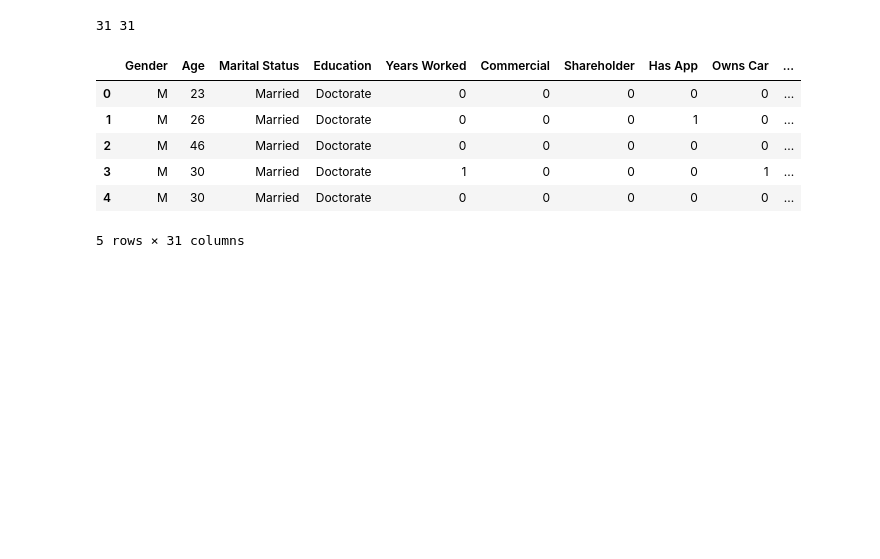
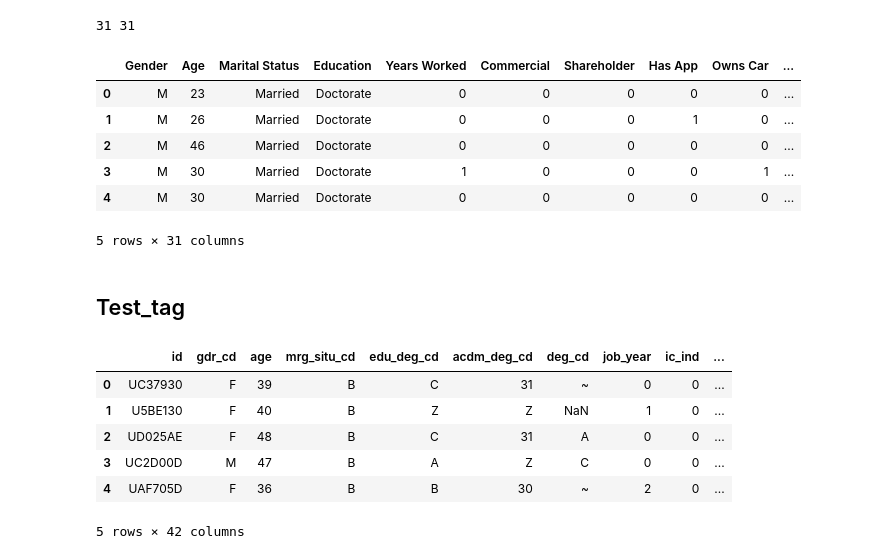
Before and after one commit to jusliam/Big-Data-Analytics-Project, a Jupyter notebook: Data Cleaning.ipynb, the cells around one changed output. Cells and saved outputs as stored; diff of their text form; code cells hidden in the pictures; blank space fills up the shorter version.

```diff
--- a/Data Cleaning.ipynb
+++ b/Data Cleaning.ipynb
@@ -778,3 +798,15 @@ train_tag.head()
 5 rows × 31 columns
 # %%
 train_tag.to_csv('./Data/cleaned_train_tag.csv')
+# %% [markdown]
+## Test_tag
+# %%
+test_tag.head()
+# %% [output]
+|  | id | gdr_cd | age | mrg_situ_cd | edu_deg_cd | acdm_deg_cd | deg_cd | job_year | ic_ind | ... |
+| 0 | UC37930 | F | 39 | B | C | 31 | ~ | 0 | 0 | ... |
+| 1 | U5BE130 | F | 40 | B | Z | Z | NaN | 1 | 0 | ... |
+| 2 | UD025AE | F | 48 | B | C | 31 | A | 0 | 0 | ... |
+| 3 | UC2D00D | M | 47 | B | A | Z | C | 0 | 0 | ... |
+| 4 | UAF705D | F | 36 | B | B | 30 | ~ | 2 | 0 | ... |
+5 rows × 42 columns
```
Also changed, not shown: parts of 19 cells of this notebook, 1 other file.
